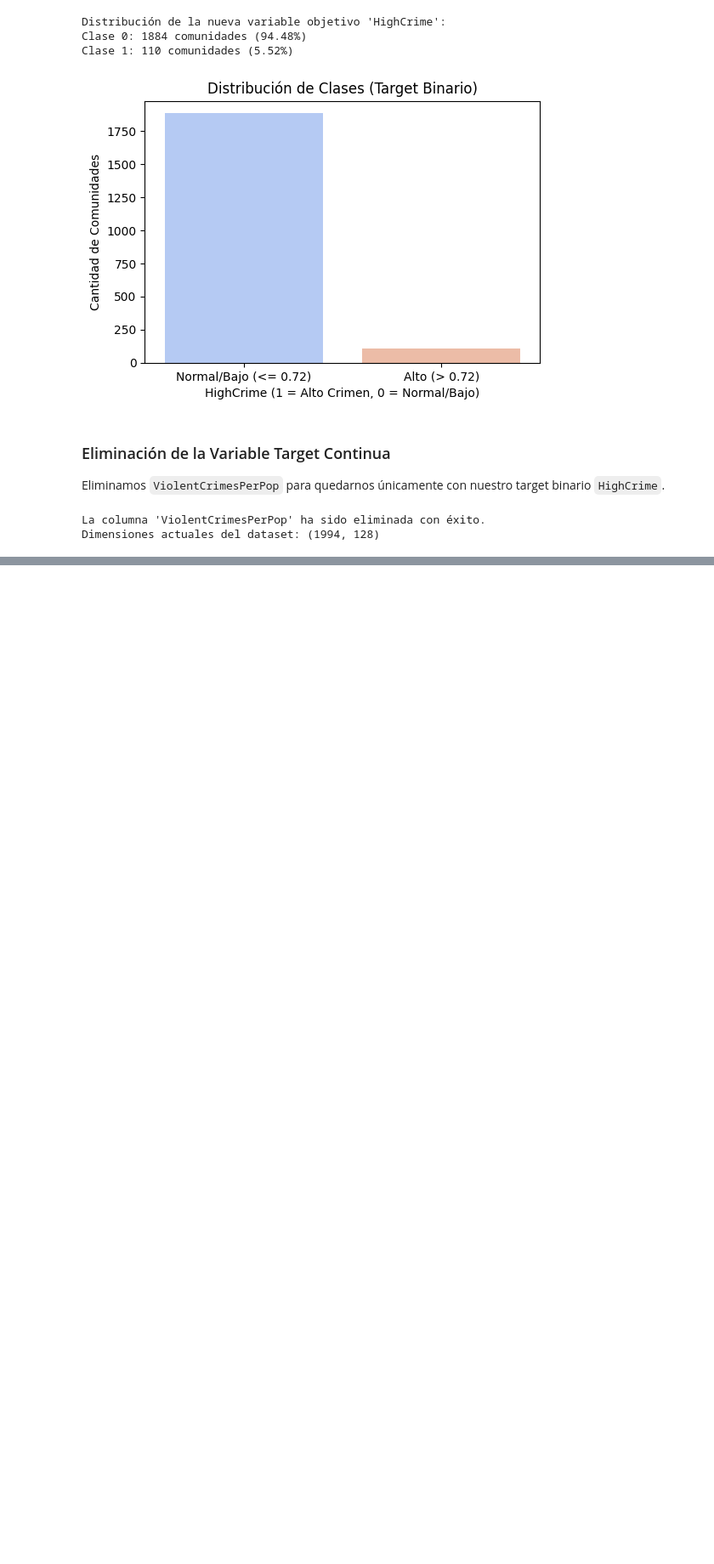
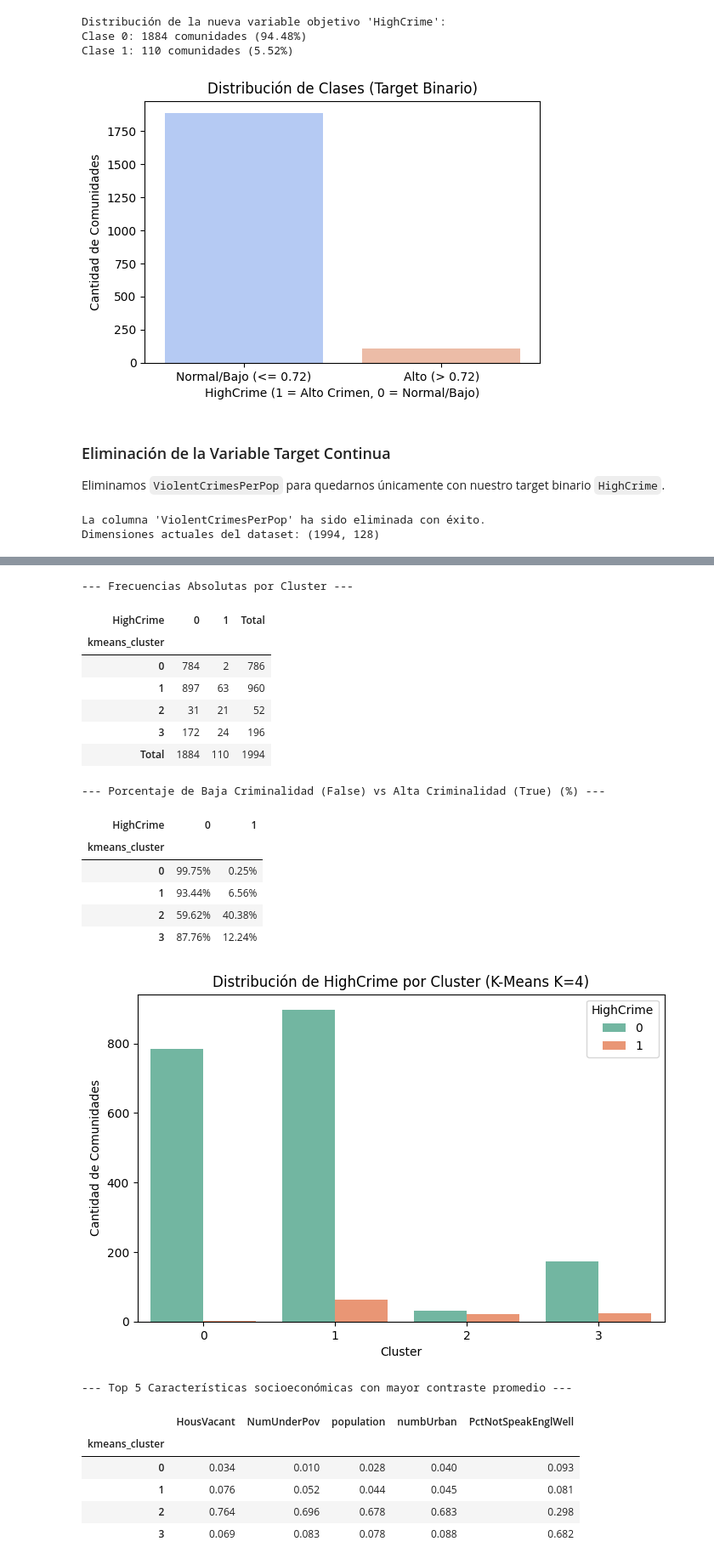
Before and after one commit to AndresMontesDeOca/AnalisisDatos2, a Jupyter notebook: Entregas/Actividad3.ipynb, the cells around one changed output, grey strips where cells are left out. Shown at 85% size. Saved outputs shown, nothing was run; the diff lists cells and outputs as text; code cells hidden in the pictures; blank space fills up the shorter version.

```diff
--- a/Entregas/Actividad3.ipynb
+++ b/Entregas/Actividad3.ipynb
@@ -180,0 +568,74 @@ Dimensiones actuales del dataset: (1994, 128)
+# %%
+import pandas as pd
+import seaborn as sns
+import matplotlib.pyplot as plt
+
+# 1. Asignamos las etiquetas del modelo ganador (K-Means con K=4) al DataFrame principal 'data'
+# Usamos el diccionario de etiquetas generado en la celda de entrenamiento
+col_cluster = "kmeans_cluster"
+data[col_cluster] = kmeans_labels_dict[4]
+
+# 2. Tabla cruzada de frecuencias y proporciones por cluster
+ct_abs = pd.crosstab(
+    data[col_cluster],
+    data["HighCrime"],
+    margins=True,
+    margins_name="Total",
+)
+ct_prop = pd.crosstab(
+    data[col_cluster], data["HighCrime"], normalize="index"
+) * 100
+
+print("--- Frecuencias Absolutas por Cluster ---")
+display(ct_abs)
+
+print("\n--- Porcentaje de Baja Criminalidad (False) vs Alta Criminalidad (True) (%) ---")
+display(ct_prop.round(2).astype(str) + "%")
+
+# Gráfico de countplot
+plt.figure(figsize=(8, 5))
+sns.countplot(data=data, x=col_cluster, hue='HighCrime', palette='Set2')
+plt.title('Distribución de HighCrime por Cluster (K-Means K=4)')
+plt.xlabel('Cluster')
+plt.ylabel('Cantidad de Comunidades')
+plt.legend(title='HighCrime')
+plt.show()
+
+# 3. Profiling: Top 5 variables socioeconómicas que más diferencian a los clusters
+cols_to_groupby = numeric_cols + [col_cluster]
+data_numeric_only = data[cols_to_groupby].copy()
+
+# Forzamos la conversión a numérico para evitar errores con columnas de tipo 'object'
+data_numeric_only = data_numeric_only.apply(pd.to_numeric, errors='coerce')
+
+# Ahora sí agrupamos y promediamos
+cluster_means = data_numeric_only.groupby(col_cluster).mean()
+varianza_entre_clusters = cluster_means.std(axis=0).sort_values(ascending=False)
+top_5_features = varianza_entre_clusters.head(5).index.tolist()
+
+print("\n--- Top 5 Características socioeconómicas con mayor contraste promedio ---")
+display(cluster_means[top_5_features].round(3))
+# %% [output]
+--- Frecuencias Absolutas por Cluster ---
+| HighCrime | 0 | 1 | Total |
+| kmeans_cluster |  |  |  |
+| 0 | 784 | 2 | 786 |
+| 1 | 897 | 63 | 960 |
+| 2 | 31 | 21 | 52 |
+| 3 | 172 | 24 | 196 |
+| Total | 1884 | 110 | 1994 |
+--- Porcentaje de Baja Criminalidad (False) vs Alta Criminalidad (True) (%) ---
+| HighCrime | 0 | 1 |
+| kmeans_cluster |  |  |
+| 0 | 99.75% | 0.25% |
+| 1 | 93.44% | 6.56% |
+| 2 | 59.62% | 40.38% |
+| 3 | 87.76% | 12.24% |
+[figure, added]
+--- Top 5 Características socioeconómicas con mayor contraste promedio ---
+|  | HousVacant | NumUnderPov | population | numbUrban | PctNotSpeakEnglWell |
+| kmeans_cluster |  |  |  |  |  |
+| 0 | 0.034 | 0.010 | 0.028 | 0.040 | 0.093 |
+| 1 | 0.076 | 0.052 | 0.044 | 0.045 | 0.081 |
+| 2 | 0.764 | 0.696 | 0.678 | 0.683 | 0.298 |
+| 3 | 0.069 | 0.083 | 0.078 | 0.088 | 0.682 |
```
Also changed, not shown: parts of 22 cells of this notebook, 1 other file.
